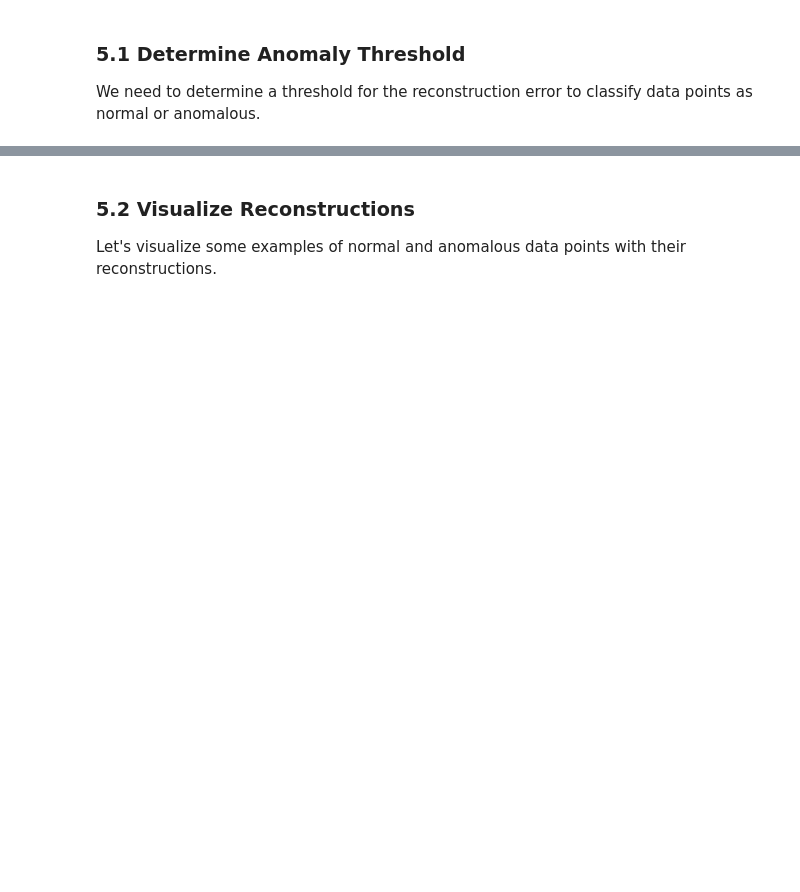
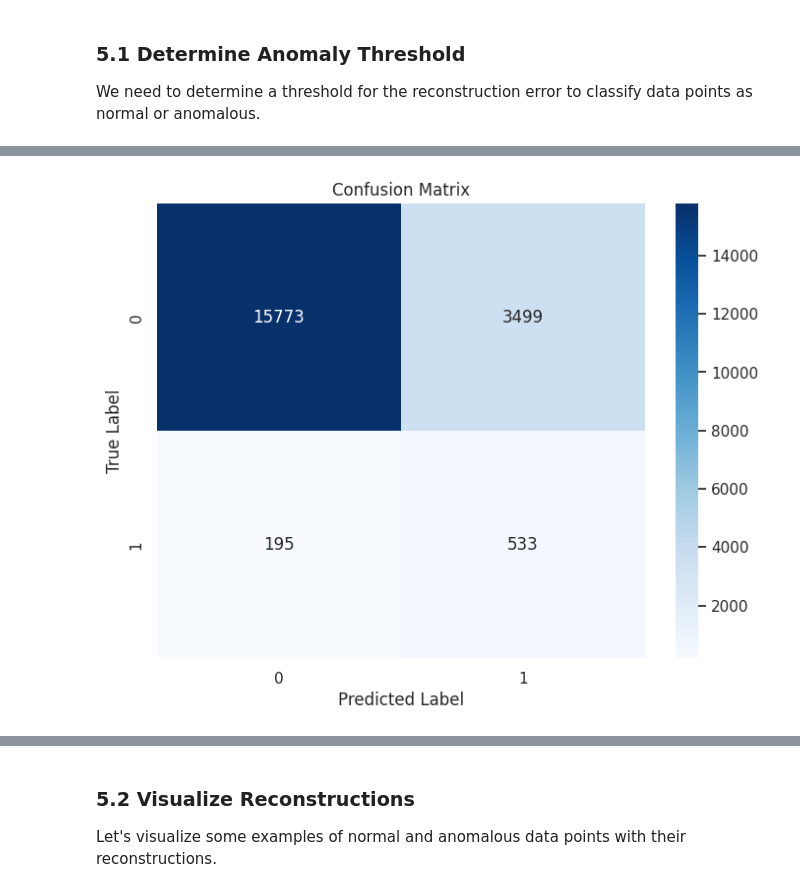
Before and after one commit to zxzinn/hai-dataset-analysis, a Jupyter notebook: autoencoder_model_fixed.ipynb, the cells around one changed output, grey strips where cells are left out. Drawn from its saved outputs; the diff is of its cells as text; code cells hidden in the pictures; blank space fills up the shorter version.

```diff
--- a/autoencoder_model_fixed.ipynb
+++ b/autoencoder_model_fixed.ipynb
@@ -396,20 +531,63 @@ else:
-# %%
-# Classify as anomaly if reconstruction error > threshold
-y_pred = (mse > threshold).astype(int)
-
-# Evaluate if labels are available
-if y_test is not None:
-    # Calculate confusion matrix
-    cm = confusion_matrix(y_test, y_pred)
-
-    # Plot confusion matrix
-    plt.figure(figsize=(8, 6))
-    sns.heatmap(cm, annot=True, fmt='d', cmap='Blues')
-    plt.title('Confusion Matrix')
-    plt.ylabel('True Label')
-    plt.xlabel('Predicted Label')
-    plt.show()
-
-    # Print classification report
-    print("Classification Report:")
-    print(classification_report(y_test, y_pred))
+# %%
+# Classify as anomaly if reconstruction error > threshold
+y_pred = (mse > threshold).astype(int)
+
+# Evaluate if labels are available
+if y_test is not None:
+    try:
+        # Ensure both arrays are of the same type and format
+        if isinstance(y_test, pd.Series):
+            y_test_arr = y_test.values
+        else:
+            y_test_arr = np.array(y_test)
+
+        y_pred_arr = np.array(y_pred)
+
+        # Ensure both are integer type
+        y_test_arr = y_test_arr.astype(int)
+        y_pred_arr = y_pred_arr.astype(int)
+
+        # Ensure same length
+        if len(y_test_arr) != len(y_pred_arr):
+            print(f"Warning: Length mismatch - y_test: {len(y_test_arr)}, y_pred: {len(y_pred_arr)}")
+            min_len = min(len(y_test_arr), len(y_pred_arr))
+            y_test_arr = y_test_arr[:min_len]
+            y_pred_arr = y_pred_arr[:min_len]
+
+        # Check for NaN values
+        if np.isnan(y_test_arr).any() or np.isnan(y_pred_arr).any():
+            print("Warning: NaN values detected, removing them")
+            # Create a mask for non-NaN values
+            mask = ~(np.isnan(y_test_arr) | np.isnan(y_pred_arr))
+            y_test_arr = y_test_arr[mask]
+            y_pred_arr = y_pred_arr[mask]
+
+        # Validate values
+        y_test_unique = np.unique(y_test_arr)
+        y_pred_unique = np.unique(y_pred_arr)
+
+        print(f"Unique values in y_test: {y_test_unique}")
+        print(f"Unique values in y_pred: {y_pred_unique}")
+
+        # Calculate confusion matrix
+        cm = confusion_matrix(y_test_arr, y_pred_arr)
+
+        # Plot confusion matrix
+        plt.figure(figsize=(8, 6))
+        sns.heatmap(cm, annot=True, fmt='d', cmap='Blues')
+        plt.title('Confusion Matrix')
+        plt.ylabel('True Label')
+        plt.xlabel('Predicted Label')
+        plt.show()
+
+        # Print classification report
+        print("Classification Report:")
+        print(classification_report(y_test_arr, y_pred_arr))
+
+    except Exception as e:
+        print(f"Error during evaluation: {e}")
+        print("Try running these diagnostic checks:")
+        print("1. Check y_test and y_pred shapes and types")
+        print("2. Verify they contain only binary values (0 and 1)")
+        print("3. Look for any missing or NaN values")
+# %% [output]
@@ -415,0 +596 @@ if y_test is not None:
+[figure, added]
```
Also changed, not shown: parts of 20 cells of this notebook, 2 other files.
